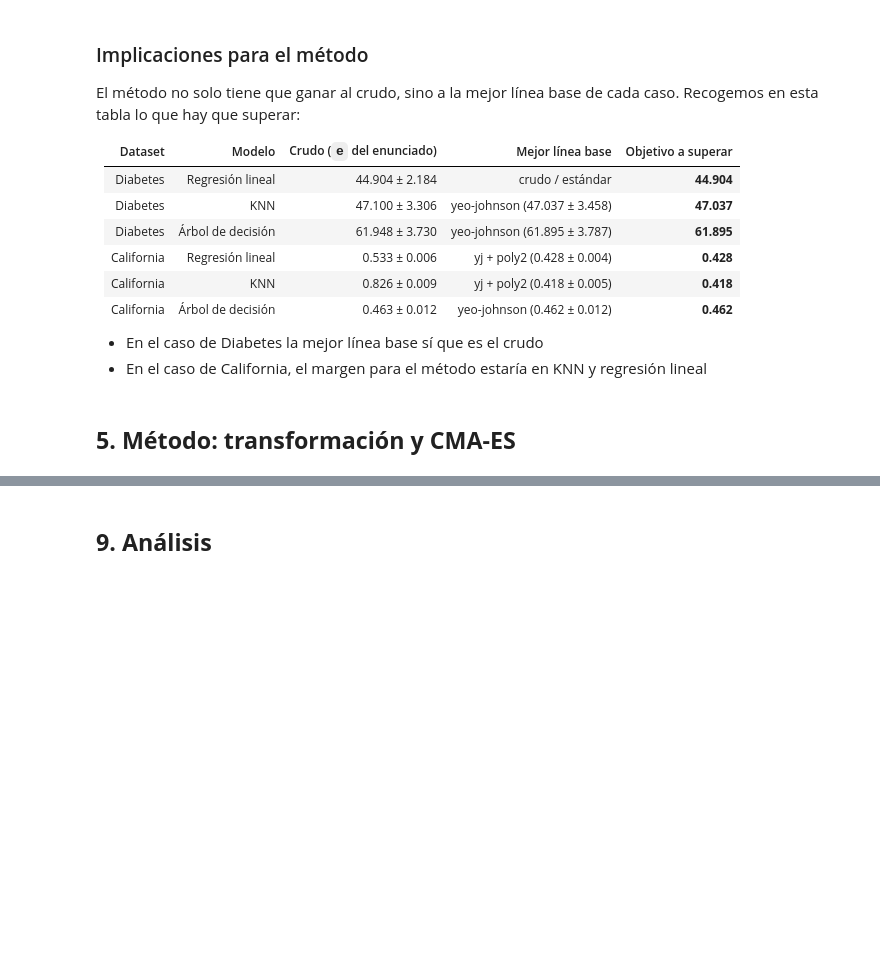
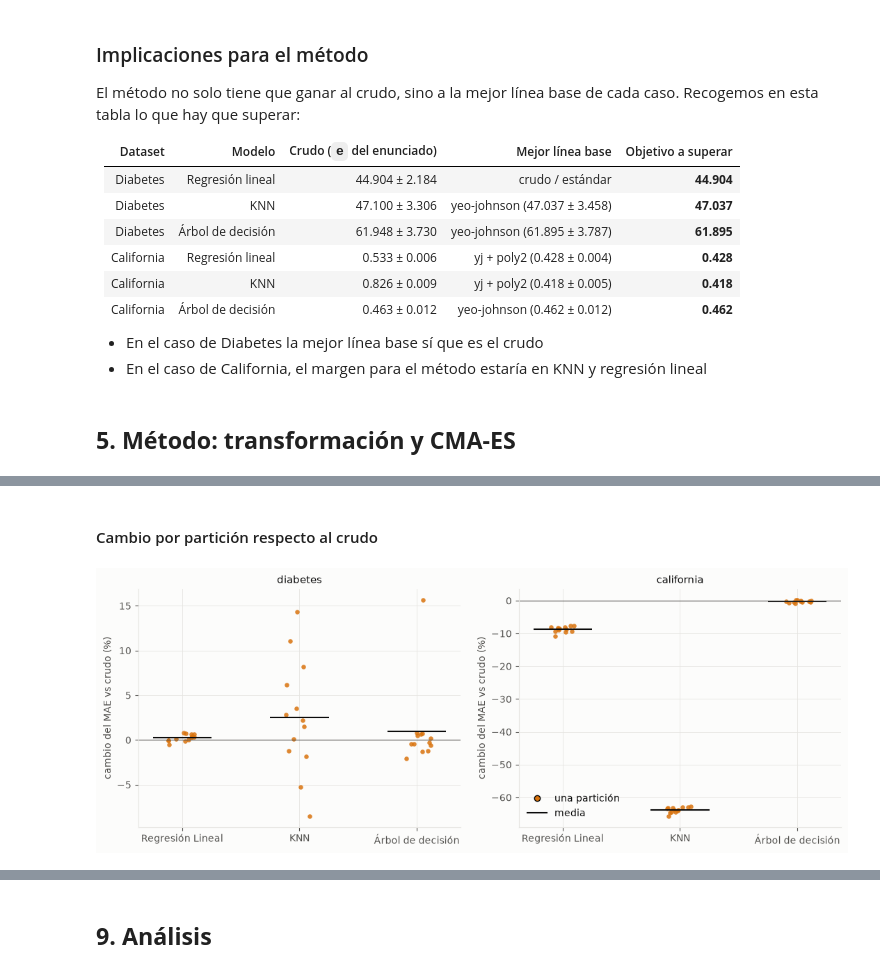
Before and after one commit to lopsal-1331/PTCA-FINAL-IA-BIOLOGICA, a Jupyter notebook: ptca-ia-bio-andrea-lopez-salazar.ipynb, the cells around one changed output, grey strips where cells are left out. Cells and saved outputs as stored; diff of their text form; code cells hidden in the pictures; blank space fills up the shorter version.

```diff
--- a/ptca-ia-bio-andrea-lopez-salazar.ipynb
+++ b/ptca-ia-bio-andrea-lopez-salazar.ipynb
@@ -370,0 +884,25 @@ El método no solo tiene que ganar al crudo, sino a la mejor línea base de cada
+# %% [markdown]
+#### Cambio por partición respecto al crudo
+# %%
+fig, ejes = plt.subplots(1, len(datos), figsize=(11, 4.2))
+rng = np.random.default_rng(0)
+for ax, nombre in zip(ejes, datos):
+    for j, modelo in enumerate(modelos):
+        a = mae_por_semilla(nombre, "CMA-ES", modelo)
+        b = mae_por_semilla(nombre, "crudo", modelo)
+        cambio = (a / b - 1) * 100
+        ax.scatter(j + rng.uniform(-0.12, 0.12, len(cambio)), cambio,
+                   s=22, color=naranja, alpha=0.85, linewidths=0)
+        ax.hlines(cambio.mean(), j - 0.25, j + 0.25, color=tinta, lw=1.5)
+    ax.axhline(0, color=tinta2, lw=0.8)
+    ax.set_xticks(range(len(modelos)))
+    ax.set_xticklabels(list(modelos))
+    ax.set_title(nombre)
+    ax.set_ylabel("cambio del MAE vs crudo (%)")
+handles = [Line2D([0], [0], marker="o", color="none", markerfacecolor=naranja, label="una partición"),
+           Line2D([0], [0], color=tinta, lw=1.5, label="media")]
+ejes[-1].legend(handles=handles, loc="best")
+fig.tight_layout()
+plt.show()
+# %% [output]
+[figure, added]
```
Also changed, not shown: parts of 49 cells of this notebook, 4 other files.
